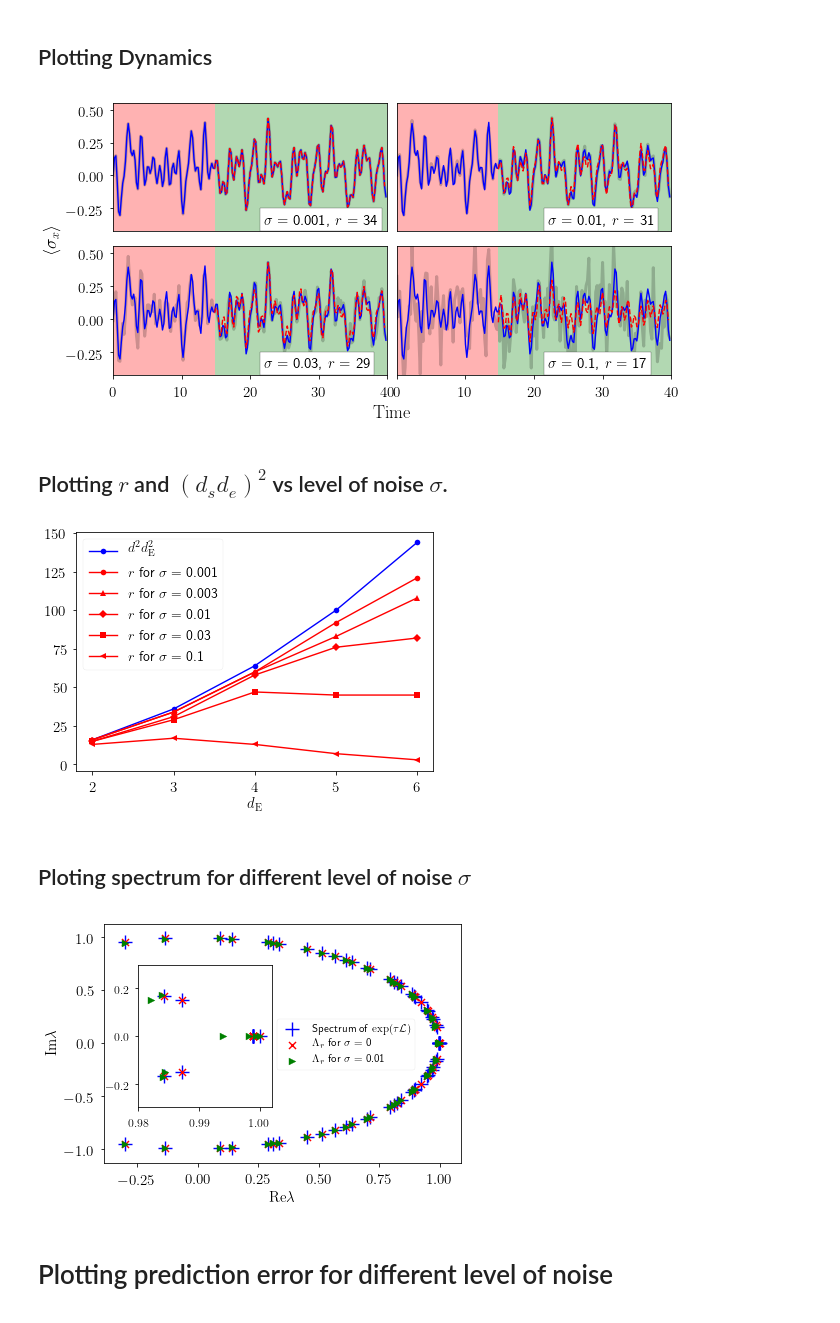
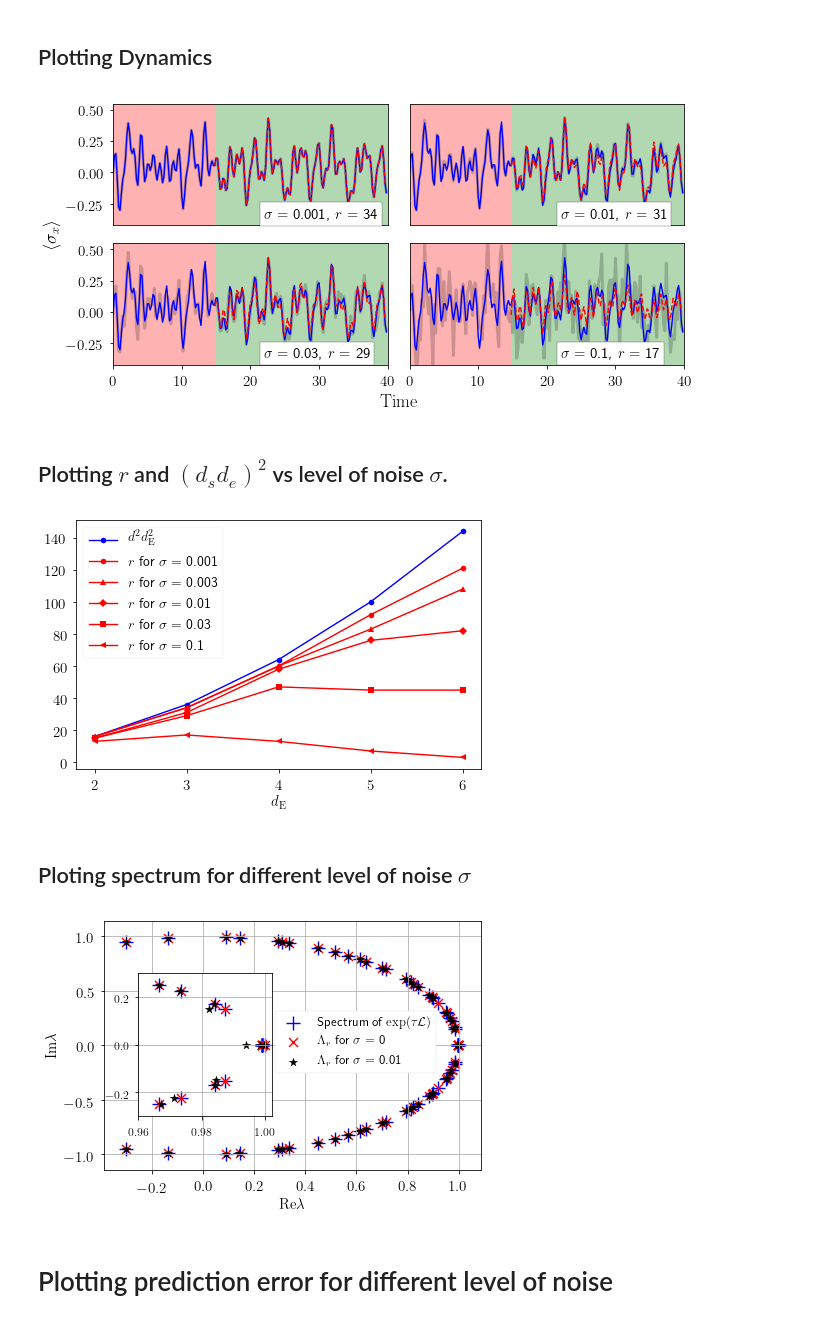
Before and after one commit to LuchnikovI/Dynamic-mode-decomposition-for-open-quantum-systems-identification, a Jupyter notebook: Model with random Lindbladians/Data plotting.ipynb, the cells around one changed output. Drawn from its saved outputs; the diff is of its cells as text; code cells hidden in the pictures.

Commit message:
update data plotting

```diff
--- a/Model with random Lindbladians/Data plotting.ipynb
+++ b/Model with random Lindbladians/Data plotting.ipynb
@@ -7,9 +7,11 @@ import matplotlib as mpl
 plt.rcParams.update({
     "text.usetex": True})
 
+plt.rcParams.update({'figure.autolayout': True})
+
 plt.style.use('seaborn-paper')
 # %%
-with open('data.pickle', 'rb') as f:
+with open('data1.pickle', 'rb') as f:
     data = pickle.load(f)
 # %% [markdown]
 ## Plotting Dynamics
@@ -71,35 +73,35 @@ rank3, X_test, X_predicted, X_test_noisy = [data[size_of_mem][list_eps[2]][K][ke
 
 ax3 = fig.add_subplot(223)
 ax3.set_ylim(top=upper_bound, bottom=lower_bound)
 ax3.fill_between((-100 * time_step, (K-1) * time_step), -1, 1, facecolor='red', alpha=0.3)
 ax3.fill_between(((K-1) * time_step, (time_test.shape[0] + 100) * time_step), -1, 1, facecolor='green', alpha=0.3)
 ax3.set_ylim(top=upper_bound, bottom=lower_bound)
 ax3.set_xlim(left=0, right=time_test.shape[0]*time_step)
 plt.text(22, -0.37, r'$\sigma=$ '+str(list_eps[2]) + ', ' + r'$r=$ '+str(rank3), fontsize=15, bbox=dict(facecolor='white'))
 plt.plot(time_test, X_test_noisy[0, :, 0], 'k', alpha=0.2, linewidth=3)
 plt.plot(time_test, X_test[0, :, 0], 'b')
 plt.plot(time_pred, X_predicted[:, 0], 'r--')
 plt.tick_params(axis='both', which='major', labelsize=15)
 
 rank4, X_test, X_predicted, X_test_noisy = [data[size_of_mem][list_eps[3]][K][key] for key in ['rank', 'X_test', 'X_predicted', 'X_test_noisy']]
 
 ax4 = fig.add_subplot(224)
 ax4.set_ylim(top=upper_bound, bottom=lower_bound)
 ax4.fill_between((-100 * time_step, (K-1) * time_step), -1, 1, facecolor='red', alpha=0.3)
 ax4.fill_between(((K-1) * time_step, (time_test.shape[0] + 100) * time_step), -1, 1, facecolor='green', alpha=0.3)
 ax4.set_ylim(top=upper_bound, bottom=lower_bound)
 ax4.set_xlim(left=0, right=time_test.shape[0]*time_step)
 plt.tick_params(left=False, labelleft=False)
 plt.text(22, -0.37, r'$\sigma=$ '+str(list_eps[3]) + ', ' + r'$r=$ '+str(rank4), fontsize=15, bbox=dict(facecolor='white'))
 plt.plot(time_test, X_test_noisy[0, :, 0], 'k', alpha=0.2, linewidth=3)
 plt.plot(time_test, X_test[0, :, 0], 'b')
 plt.plot(time_pred, X_predicted[:, 0], 'r--')
 plt.tick_params(axis='both', which='major', labelsize=15)
-plt.subplots_adjust(hspace=0.12, wspace=0.035)
+plt.subplots_adjust(hspace=0.12, wspace=0.055)
 
 plt.savefig('random_lindbladians_dynamics_prediction.pdf')
 # %% [output]
-[figure, old version]
+[figure, new version]
 # %% [markdown]
 ## Plotting $r$ and $(d_sd_e)^2$ vs level of noise $\sigma$.
 # %%
@@ -122,7 +124,7 @@ plt.tick_params(axis='both', which='major', labelsize=15)
 plt.xlabel(r'$d_{\rm E}$', fontsize=15)
 plt.savefig('rank_vs_sigma.pdf')
 # %% [output]
-[figure, old version]
+[figure, new version]
 # %% [markdown]
 ## Ploting spectrum for different level of noise $\sigma$
 # %%
@@ -140,32 +142,35 @@ fig, ax1 = plt.subplots()
 
 # These are in unitless percentages of the figure size. (0,0 is bottom left)
 plt.scatter(np.real(true_phi_lmbd),
-            np.imag(true_phi_lmbd), color='b', marker='+', s=200)
+            np.imag(true_phi_lmbd), color='blue', marker='+', s=200)
 
-styles = ['x', '>']
-colors = ['r', 'g']
+styles = ['x', '*']
+colors = ['r', 'k']
+sizes = [80, 80]
 
 list_of_eps_for_legend = list(map(lambda x: 0 if x < 1e-5 else x, list_of_eps))
-for eps, style, color in zip(list_of_eps, styles, colors):
+for eps, style, color, size in zip(list_of_eps, styles, colors, sizes):
     plt.scatter(np.real(data[mem_dim][eps][K]['learned_phi_lmbd']),
-                np.imag(data[mem_dim][eps][K]['learned_phi_lmbd']), marker=style, color=color, s=50)
+                np.imag(data[mem_dim][eps][K]['learned_phi_lmbd']), marker=style, color=color, s=size)
 plt.xlabel(r'${\rm Re}\lambda$', fontsize=15)
 plt.ylabel(r'${\rm Im}\lambda$', fontsize=15)
-plt.legend([r'Spectrum of $\exp(\tau {\cal L})$'] + list(map(lambda x: r'$\Lambda_r$  for $\sigma=$ ' + str(x), list_of_eps_for_legend)), fontsize=11, loc=[0.485, 0.387])
+plt.legend([r'Spectrum of $\exp(\tau {\cal L})$'] + list(map(lambda x: r'$\Lambda_r$  for $\sigma=$ ' + str(x), list_of_eps_for_legend)), fontsize=13, loc=[0.455, 0.387], framealpha=1)
 plt.tick_params(axis='both', which='major', labelsize=15)
-left, bottom, width, height = [0.2, 0.3, 0.29, 0.45]
+plt.grid(True)
+left, bottom, width, height = [0.225, 0.34, 0.29, 0.45]
 ax2 = fig.add_axes([left, bottom, width, height])
-ax2.set_xlim(left=0.98, right=1.002)
+ax2.set_xlim(left=0.96, right=1.002)
 ax2.set_ylim(bottom=-0.3, top=0.3)
 ax2.scatter(np.real(true_phi_lmbd),
             np.imag(true_phi_lmbd), color='b', marker='+', s=200)
-for eps, style, color in zip(list_of_eps, styles, colors):
+for eps, style, color, size in zip(list_of_eps, styles, colors, sizes):
     ax2.scatter(np.real(data[mem_dim][eps][K]['learned_phi_lmbd']),
-                np.imag(data[mem_dim][eps][K]['learned_phi_lmbd']), marker=style, color=color, s=50)
+                np.imag(data[mem_dim][eps][K]['learned_phi_lmbd']), marker=style, color=color, s=size)
+ax2.grid(True)
 ax2.tick_params(axis='both', which='major', labelsize=12)
 plt.savefig('spectrum.pdf')
 # %% [output]
-[figure, old version]
+[figure, new version]
 # %% [markdown]
 # Plotting prediction error for different level of noise
 # %%
```
Also changed, not shown: parts of 2 cells of this notebook, 1 other file.
